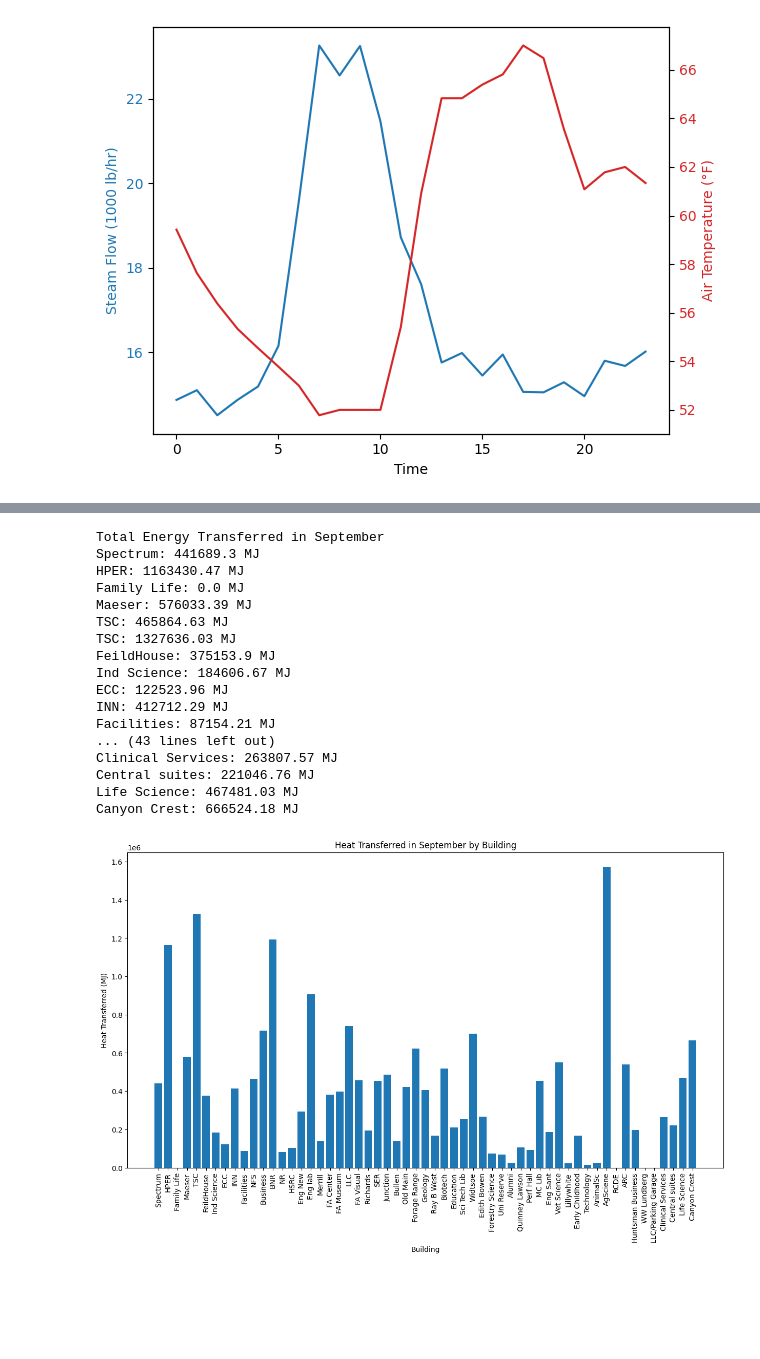
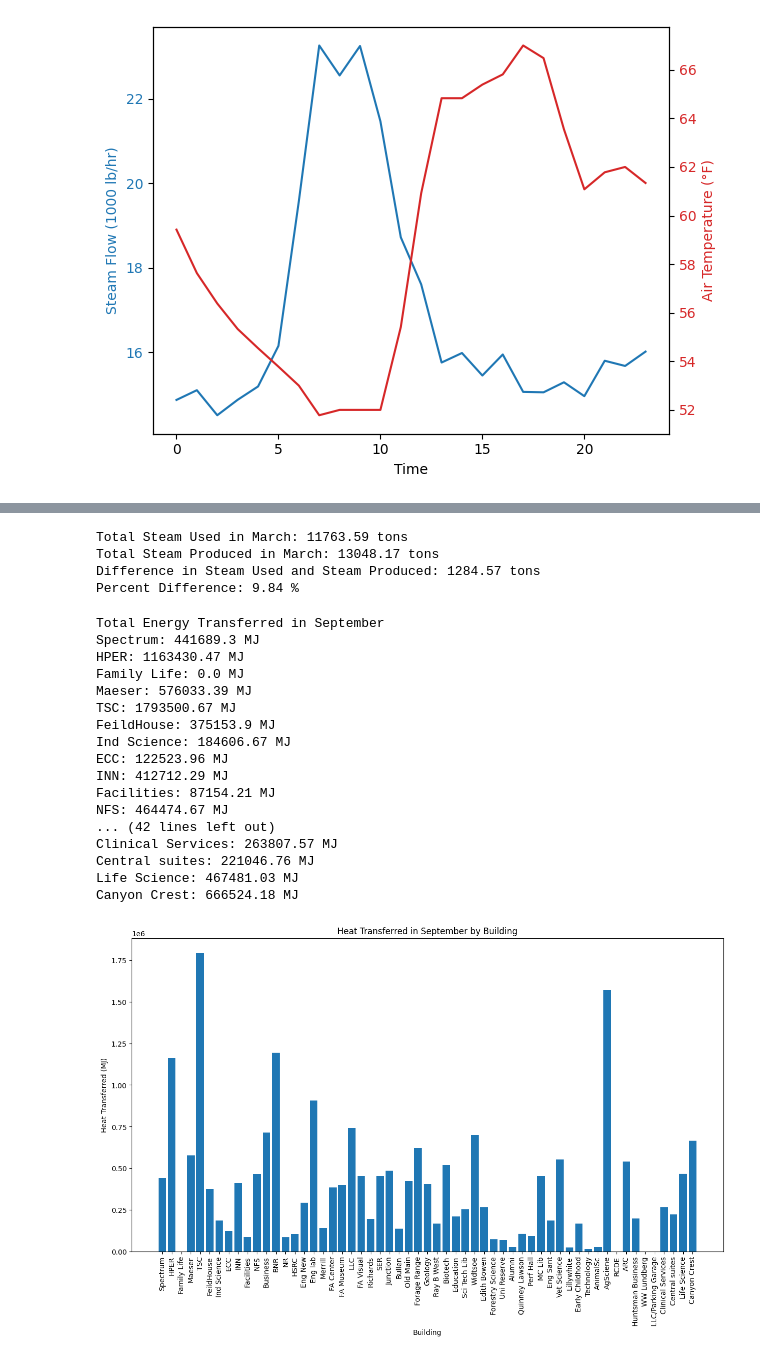
Before and after one commit to Jagardiner97/Campus-Steam-Distribution, a Jupyter notebook: steam-distribution.ipynb, the cells around one changed output, grey strips where cells are left out. Cells and saved outputs as stored; diff of their text form; code cells hidden in the pictures; blank space fills up the shorter version.

Commit message:
changed data cleaning code

```diff
--- a/steam-distribution.ipynb
+++ b/steam-distribution.ipynb
@@ -181 +135,25 @@ cleaned_plant_data.head()
+# %%
+# Sum all values in the 'Mar-24' column of the steam usage data
+total_mar_24 = round(steam_usage['Mar-24'].sum(), 2)
+print("Total Steam Used in March:", round(total_mar_24/2000,2), "tons")
+
+# Calculate the total steam produced by the plant in March
+month_vals = cleaned_plant_data['Month'].values
+steam_flow_vals = cleaned_plant_data['Steam Flow'].values
+total_steam = 0
+for i in range(len(month_vals)):
+    if month_vals[i] == 3:
+        total_steam += steam_flow_vals[i]
+total_steam = round(total_steam, 2)
+print("Total Steam Produced in March:", round(total_steam/2000,2), "tons")
+
+# Calculate the difference between the total steam used and the total steam produced
+diff = total_steam - total_mar_24
+print("Difference in Steam Used and Steam Produced:", round(diff/2000,2), "tons")
+print("Percent Difference:", round((diff / total_steam) * 100, 2), "%")
+# %% [output]
+Total Steam Used in March: 11763.59 tons
+Total Steam Produced in March: 13048.17 tons
+Difference in Steam Used and Steam Produced: 1284.57 tons
+Percent Difference: 9.84 %
 # %%
@@ -185,40 +165,64 @@ enthalpy_sw_atm = 418.99
 def heat_transferred(m_dot, h1, h2):
     return round(m_dot * (h2 - h1), 2)
 # %%
+# Plot heat transferred to each building in September
 september_steam = steam_usage['Sep-24'].values
 buildings = steam_usage['Building'].values
 september_steam = [round(float(value), 2) for value in september_steam]
 september_heat = []
 for i in range(len(september_steam)):
     september_heat.append(heat_transferred(september_steam[i], enthalpy_sw_atm, enthalpy_ss_90))
 
+# Aggregate the heat transferred to the TSC across the two valves
+tsc_indexes = []
+tsc_total_steam = 0
+tsc_total_heat = 0
+for i in range(len(buildings)):
+    if buildings[i] == 'TSC':
+        tsc_indexes.append(i)
+        tsc_total_steam += september_steam[i]
+        tsc_total_heat += september_heat[i]
+
+# Print the results for all buildings
 print("Total Energy Transferred in September")
+tsc_printed = False
+cleaned_buildings = []
+cleaned_heat = []
 for i in range(len(buildings)):
-    print(buildings[i] + ': ' + str(round(september_heat[i]/1000, 2)) + ' MJ')
+    if i not in tsc_indexes:
+        print(buildings[i] + ': ' + str(round(september_heat[i]/1000, 2)) + ' MJ')
+        cleaned_buildings.append(buildings[i])
+        cleaned_heat.append(september_heat[i])
+    else:
+        if not tsc_printed:
+            print('TSC: ' + str(round(tsc_total_heat/1000, 2)) + ' MJ')
+            cleaned_buildings.append('TSC')
+            cleaned_heat.append(tsc_total_heat)
+            tsc_printed = True
 
 plt.figure(figsize=(15, 8))
-plt.bar(buildings, [heat / 1000 for heat in september_heat])
+plt.bar(cleaned_buildings, [heat / 1000 for heat in cleaned_heat])
 plt.xlabel('Building')
 plt.ylabel('Heat Transferred (MJ)')
 plt.title('Heat Transferred in September by Building')
 plt.xticks(rotation=90)
 plt.show()
 # %% [output]
 Total Energy Transferred in September
 Spectrum: 441689.3 MJ
 HPER: 1163430.47 MJ
 Family Life: 0.0 MJ
 Maeser: 576033.39 MJ
-TSC: 465864.63 MJ
-TSC: 1327636.03 MJ
+TSC: 1793500.67 MJ
 FeildHouse: 375153.9 MJ
 Ind Science: 184606.67 MJ
 ECC: 122523.96 MJ
 INN: 412712.29 MJ
 Facilities: 87154.21 MJ
-... (43 lines left out)
+NFS: 464474.67 MJ
+... (42 lines left out)
 Clinical Services: 263807.57 MJ
 Central suites: 221046.76 MJ
 Life Science: 467481.03 MJ
 Canyon Crest: 666524.18 MJ
-[figure, old version]
+[figure, new version]
```
Also changed, not shown: parts of 10 cells of this notebook.
